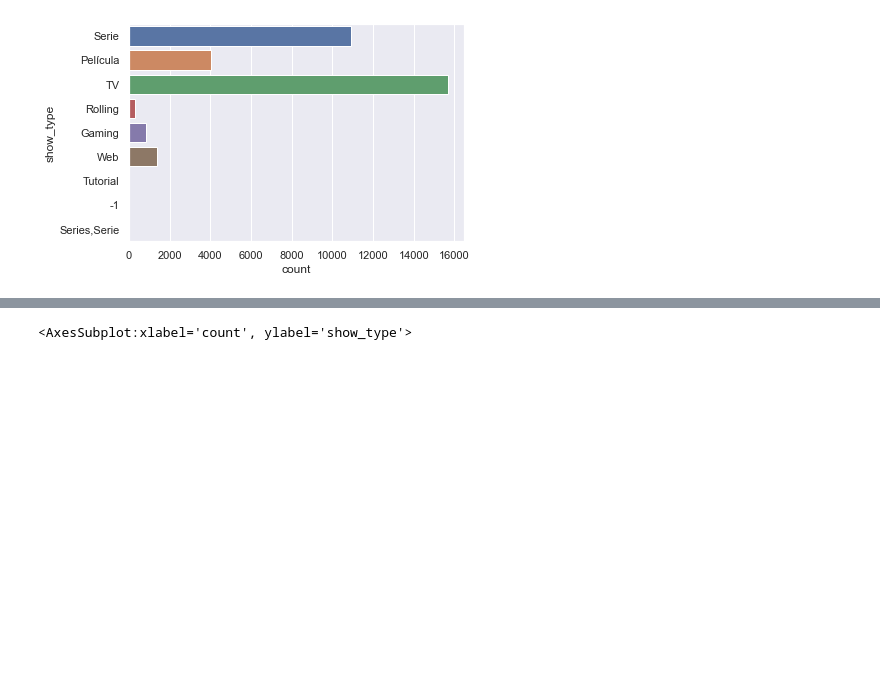
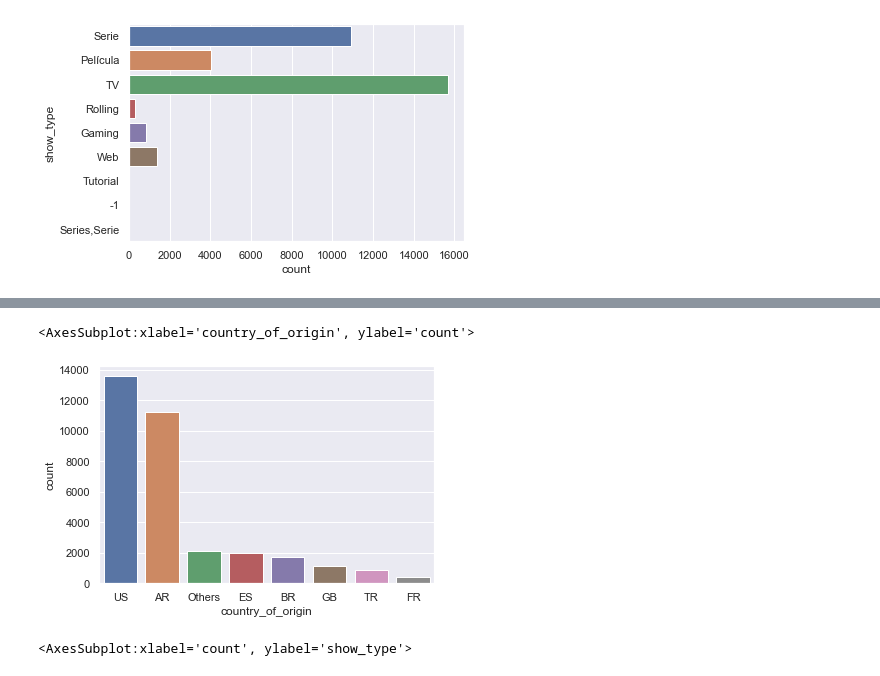
Before and after one commit to Qk527/DesafioTelecom, a Jupyter notebook: EDA/EDA_Metada_Qk.ipynb, the cells around one changed output, grey strips where cells are left out. Cells and saved outputs as stored; diff of their text form; code cells hidden in the pictures; blank space fills up the shorter version.

```diff
--- a/EDA/EDA_Metada_Qk.ipynb
+++ b/EDA/EDA_Metada_Qk.ipynb
@@ -212,0 +224,6 @@ sns.countplot(y='show_type', data=extend_df)
+# %%
+sns.countplot(x='country_of_origin', data=extend_df,
+             order=extend_df.country_of_origin.value_counts().iloc[:10].index)
+# %% [output]
+<AxesSubplot:xlabel='country_of_origin', ylabel='count'>
+[figure, added]
```
Also changed, not shown: parts of 8 cells of this notebook, 4 other files.
